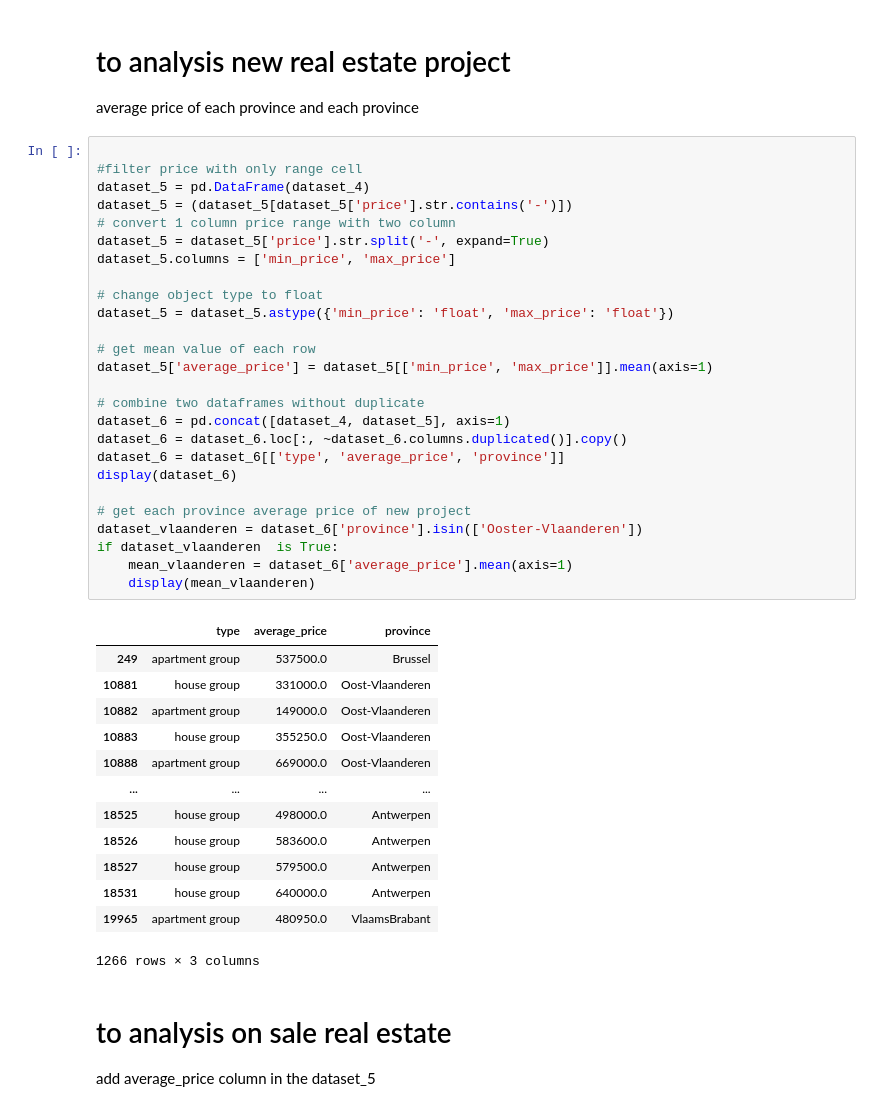
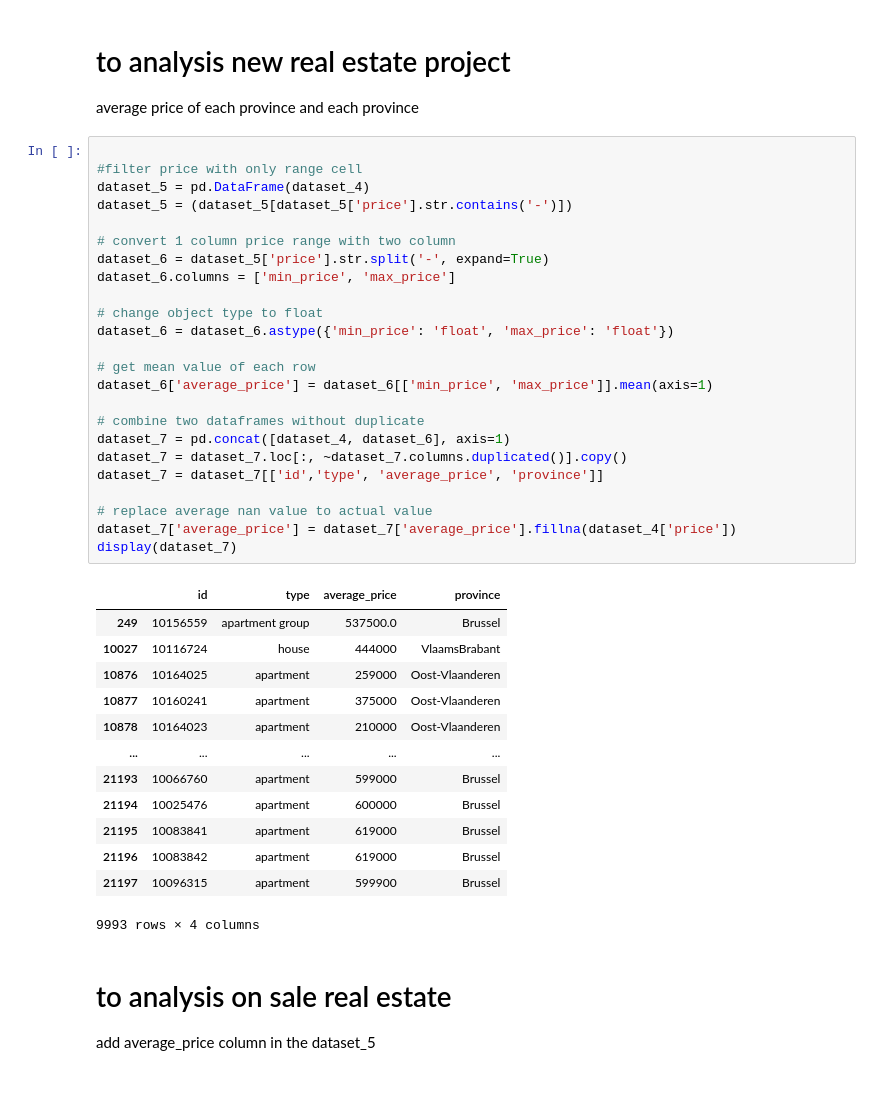
Before and after one commit to duckduckyaya/real-estate-price-prediction, a Jupyter notebook: data-acquisition/cleaning-data.ipynb, the cells around one changed output. Cells and saved outputs as stored; diff of their text form.

Commit message:
get nan price replaced and average price in all rows

```diff
--- a/data-acquisition/cleaning-data.ipynb
+++ b/data-acquisition/cleaning-data.ipynb
@@ -109,43 +109,41 @@ average price of each province and each province
 # %%
 
 #filter price with only range cell
 dataset_5 = pd.DataFrame(dataset_4)
 dataset_5 = (dataset_5[dataset_5['price'].str.contains('-')])
+
 # convert 1 column price range with two column
-dataset_5 = dataset_5['price'].str.split('-', expand=True)
-dataset_5.columns = ['min_price', 'max_price']
+dataset_6 = dataset_5['price'].str.split('-', expand=True)
+dataset_6.columns = ['min_price', 'max_price']
 
 # change object type to float
-dataset_5 = dataset_5.astype({'min_price': 'float', 'max_price': 'float'})
+dataset_6 = dataset_6.astype({'min_price': 'float', 'max_price': 'float'})
 
 # get mean value of each row
-dataset_5['average_price'] = dataset_5[['min_price', 'max_price']].mean(axis=1)
+dataset_6['average_price'] = dataset_6[['min_price', 'max_price']].mean(axis=1)
 
 # combine two dataframes without duplicate
-dataset_6 = pd.concat([dataset_4, dataset_5], axis=1)
-dataset_6 = dataset_6.loc[:, ~dataset_6.columns.duplicated()].copy()
-dataset_6 = dataset_6[['type', 'average_price', 'province']]
-display(dataset_6)
+dataset_7 = pd.concat([dataset_4, dataset_6], axis=1)
+dataset_7 = dataset_7.loc[:, ~dataset_7.columns.duplicated()].copy()
+dataset_7 = dataset_7[['id','type', 'average_price', 'province']]
 
-# get each province average price of new project
-dataset_vlaanderen = dataset_6['province'].isin(['Ooster-Vlaanderen'])
-if dataset_vlaanderen  is True:
-    mean_vlaanderen = dataset_6['average_price'].mean(axis=1)
-    display(mean_vlaanderen)
+# replace average nan value to actual value
+dataset_7['average_price'] = dataset_7['average_price'].fillna(dataset_4['price'])
+display(dataset_7)
 # %% [output]
-|  | type | average_price | province |
-| 249 | apartment group | 537500.0 | Brussel |
-| 10881 | house group | 331000.0 | Oost-Vlaanderen |
-| 10882 | apartment group | 149000.0 | Oost-Vlaanderen |
-| 10883 | house group | 355250.0 | Oost-Vlaanderen |
-| 10888 | apartment group | 669000.0 | Oost-Vlaanderen |
-| ... | ... | ... | ... |
-| 18525 | house group | 498000.0 | Antwerpen |
-| 18526 | house group | 583600.0 | Antwerpen |
-| 18527 | house group | 579500.0 | Antwerpen |
-| 18531 | house group | 640000.0 | Antwerpen |
-| 19965 | apartment group | 480950.0 | VlaamsBrabant |
+|  | id | type | average_price | province |
+| 249 | 10156559 | apartment group | 537500.0 | Brussel |
+| 10027 | 10116724 | house | 444000 | VlaamsBrabant |
+| 10876 | 10164025 | apartment | 259000 | Oost-Vlaanderen |
+| 10877 | 10160241 | apartment | 375000 | Oost-Vlaanderen |
+| 10878 | 10164023 | apartment | 210000 | Oost-Vlaanderen |
+| ... | ... | ... | ... | ... |
+| 21193 | 10066760 | apartment | 599000 | Brussel |
+| 21194 | 10025476 | apartment | 600000 | Brussel |
+| 21195 | 10083841 | apartment | 619000 | Brussel |
+| 21196 | 10083842 | apartment | 619000 | Brussel |
+| 21197 | 10096315 | apartment | 599900 | Brussel |
-1266 rows × 3 columns
+9993 rows × 4 columns
 # %% [markdown]
 # to analysis on sale real estate
 add average_price column in the dataset_5
```
Also changed, not shown: parts of 3 cells of this notebook.
